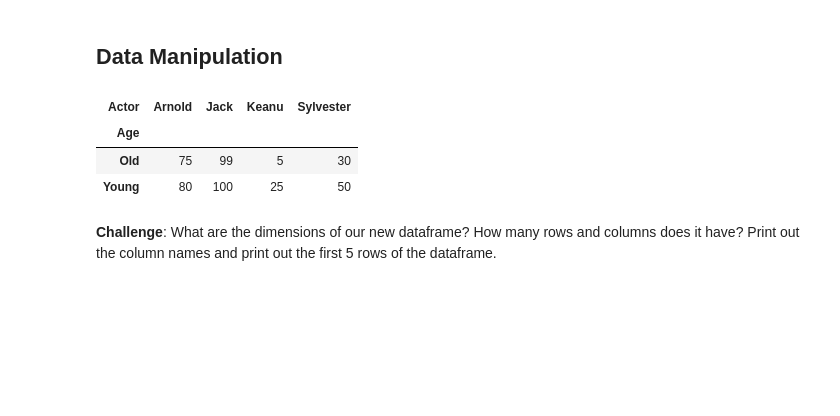
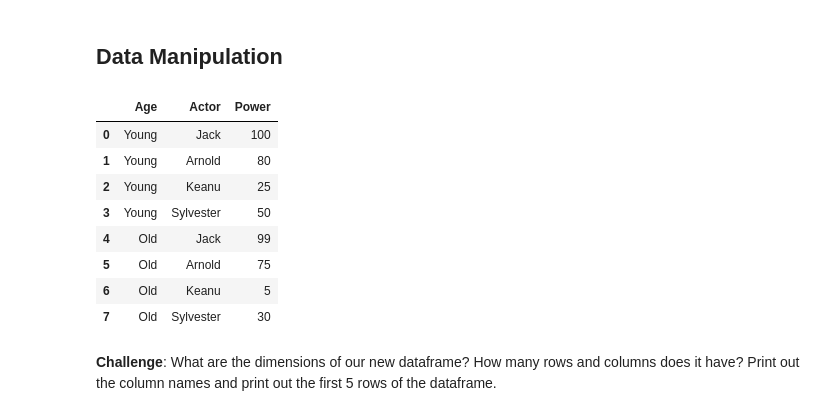
Before and after one commit to armkaviani/PythonBootcamp, a Jupyter notebook: Data_Visualisation_Matplotlib/Programming_Languages_(start).ipynb/Programming_Languages_(start).ipynb, the cells around one changed output. Drawn from its saved outputs; the diff is of its cells as text; code cells hidden in the pictures; blank space fills up the shorter version.

```diff
--- a/Data_Visualisation_Matplotlib/Programming_Languages_(start).ipynb/Programming_Languages_(start).ipynb
+++ b/Data_Visualisation_Matplotlib/Programming_Languages_(start).ipynb/Programming_Languages_(start).ipynb
@@ -129,16 +129,20 @@ df.head()
 # %%
 test_df = pd.DataFrame({'Age': ['Young', 'Young', 'Young', 'Young', 'Old', 'Old', 'Old', 'Old'],
                         'Actor': ['Jack', 'Arnold', 'Keanu', 'Sylvester', 'Jack', 'Arnold', 'Keanu', 'Sylvester'],
                         'Power': [100, 80, 25, 50, 99, 75, 5, 30]})
 
 
-pivoted_df = test_df.pivot(index='Age', columns='Actor', values='Power')
-pivoted_df
+test_df
 # %% [output]
-| Actor | Arnold | Jack | Keanu | Sylvester |
-| Age |  |  |  |  |
-| Old | 75 | 99 | 5 | 30 |
-| Young | 80 | 100 | 25 | 50 |
+|  | Age | Actor | Power |
+| 0 | Young | Jack | 100 |
+| 1 | Young | Arnold | 80 |
+| 2 | Young | Keanu | 25 |
+| 3 | Young | Sylvester | 50 |
+| 4 | Old | Jack | 99 |
+| 5 | Old | Arnold | 75 |
+| 6 | Old | Keanu | 5 |
+| 7 | Old | Sylvester | 30 |
 # %% [markdown]
 **Challenge**: What are the dimensions of our new dataframe? How many rows and columns does it have? Print out the column names and print out the first 5 rows of the dataframe.
 # %%
```
Also changed, not shown: parts of 6 cells of this notebook.
